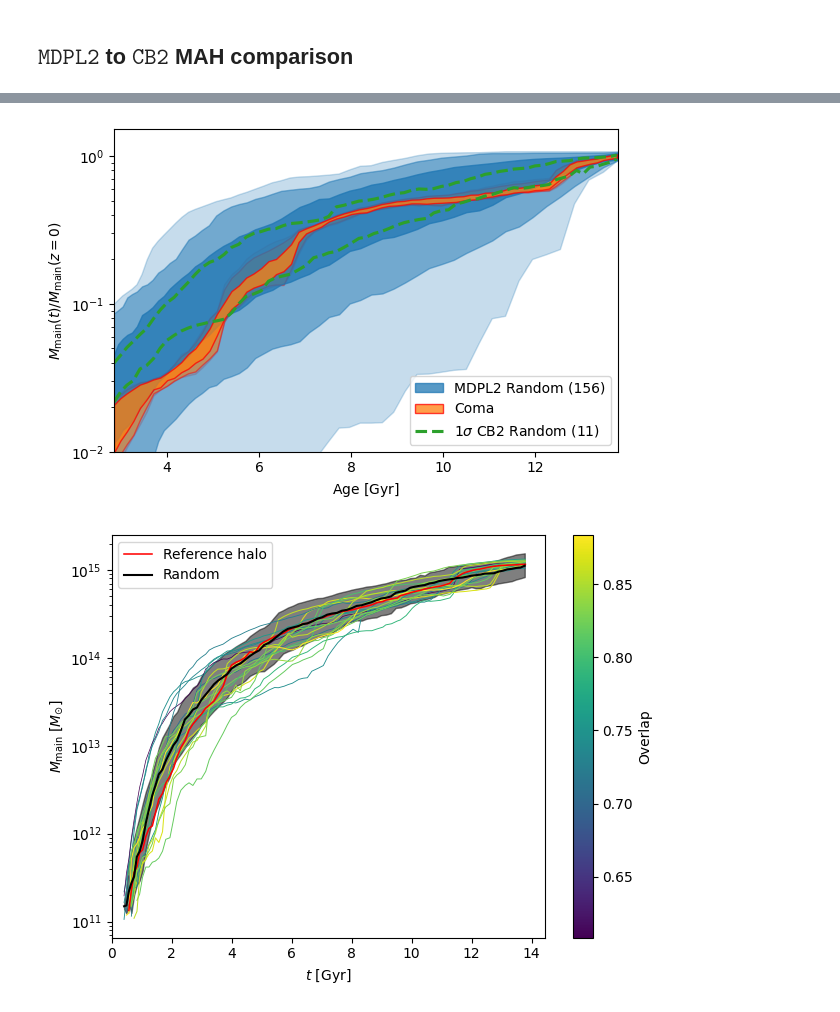
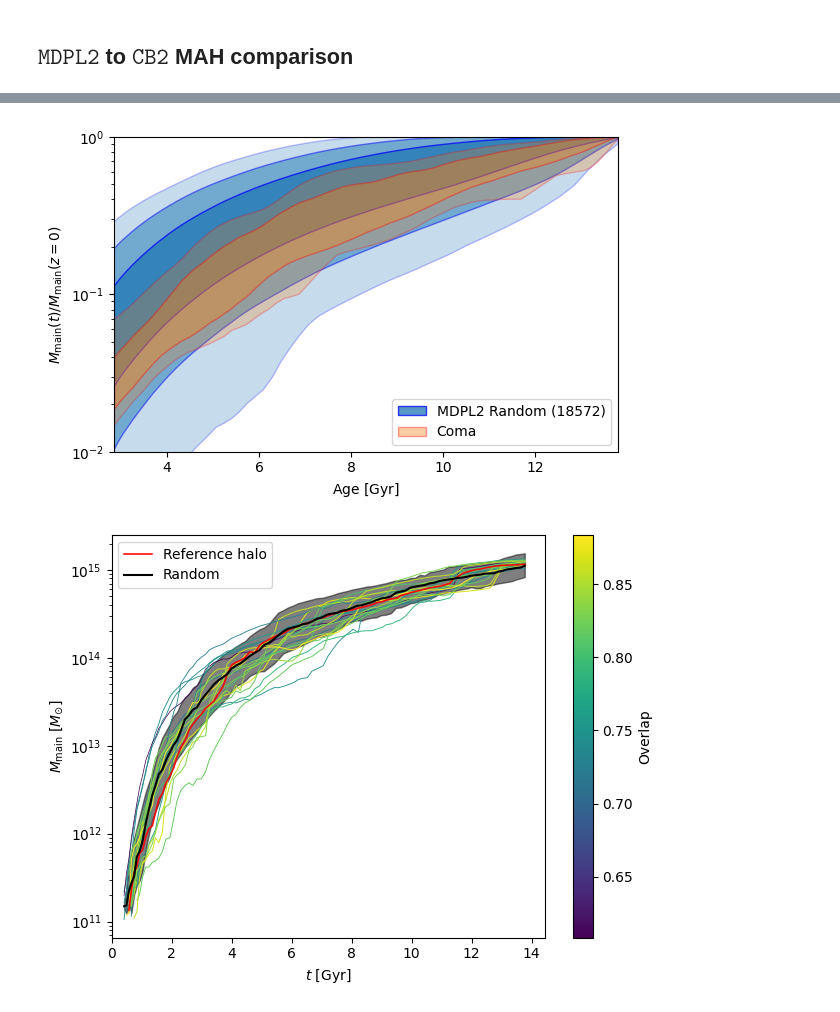
Before and after one commit to Richard-Sti/csiborgtools, a Jupyter notebook: notebooks/MAH/mah.ipynb, the cells around one changed output, grey strips where cells are left out. Drawn from its saved outputs; the diff is of its cells as text; code cells hidden in the pictures.

```diff
--- a/notebooks/MAH/mah.ipynb
+++ b/notebooks/MAH/mah.ipynb
@@ -76,6 +83,6 @@ plt.show()
 # %%
-nsim0 = 1
-simname = "csiborg2_varysmall"
+nsim0 = 17417
+simname = "csiborg2_main"
 min_logmass = 12.25
 delete_cache = False
 
@@ -93,3 +153,3 @@ array([0.96652973, 0.96829283, 0.94633108, 0.95575976, 0.95143509,
 # %%
-data = extract_main_progenitor_maxoverlap(3, overlaps, merger_trees)
+data = extract_main_progenitor_maxoverlap(108, overlaps, merger_trees)
 # %% [output]
@@ -100,7 +160,7 @@ logmp = np.log10(np.array([data[nsim]["MainProgenitorMass"][0] for nsim in data.
 mean, std = np.mean(logmp), np.std(logmp)
 print(f"mean = {mean:.4f}, std = {std:.4f}")
 
-bounds = [mean - 3 * std, mean + 3 * std]
+bounds = [mean - 1 * std, mean + 1 * std]
 
 xrange_cb2, random_mah_cb2 = extract_mah("csiborg2_random", bounds, "MainProgenitorMass", min_age=2.8)
 xrange_mdpl2, random_mah_mdpl2 = extract_mah_mdpl2(bounds, min_age=2.8)
@@ -109,4 +169,9 @@ print(f"Found {len(random_mah_cb2)} haloes in CB2 random.")
 print(f"Found {len(random_mah_mdpl2)} haloes in MDPL2.")
 
 age, mah = summarize_extracted_mah(simname, data, nsim0, nsimxs, "MainProgenitorMass", min_age=2.8)
+
+
+random_mah_cb2 /= random_mah_cb2[:, -1].reshape(-1, 1)
+random_mah_mdpl2 /= random_mah_mdpl2[:, -1].reshape(-1, 1)
+mah /= mah[:, -1].reshape(-1, 1)
 # %% [output]
@@ -116,45 +193,70 @@ Found 156 haloes in MDPL2.
 # %%
 pmin, pmax = 0.15, 100 - 0.15
-norm_mass = 10**np.nanmean(np.log10(mah[:, -1]))
+# norm_mass = 10**np.nanmean(np.log10(mah[:, -1]))
+norm_mass = 1
 alphas = {3: 0.25, 2: 0.5, 1: 0.75}
 
 
 plt.figure(figsize=(6, 4))
 cols = plt.rcParams["axes.prop_cycle"].by_key()["color"]
 lw = plt.rcParams["lines.linewidth"]
 
 for n in [3, 2, 1]:
     pmin, pmax = norm.cdf(-n) * 100 , norm.cdf(n) * 100
     ylow, yhigh = np.percentile(random_mah_mdpl2 / norm_mass, [pmin, pmax], axis=0)
+
+    ylow = savgol_filter(ylow, 5, 1, mode="interp")
+    yhigh = savgol_filter(yhigh, 5, 1, mode="interp")
     plt.fill_between(xrange_mdpl2, ylow, yhigh, alpha=alphas[n], color=cols[0],
-                     facecolor=cols[0],
+                     facecolor=cols[0], zorder=0, edgecolor="blue",
                      label=f"MDPL2 Random ({len(random_mah_mdpl2)})" if n == 1 else None)
 
+    # pmin, pmax = norm.cdf(-n) * 100 , norm.cdf(n) * 100
+    # ylow, yhigh = np.percentile(random_mah_cb2 / norm_mass, [pmin, pmax], axis=0)
+    # ylow = savgol_filter(ylow, 5, 1, mode="interp")
+    # yhigh = savgol_filter(yhigh, 5, 1, mode="interp")
+    # plt.fill_between(xrange_cb2, ylow, yhigh, alpha=alphas[n], color=cols[0],
+    #                  facecolor=cols[0], zorder=0, edgecolor="blue",
+    #                  label=f"CB2 Random ({len(random_mah_cb2)})" if n == 1 else None)
+
+    if n == 3:
+        continue
+
     ylow, yhigh = np.percentile(mah / norm_mass, [pmin, pmax], axis=0)
-    plt.fill_between(age, ylow, yhigh, alpha=alphas[n],
-                     label="Coma" if n == 1 else None,
+    ylow = savgol_filter(ylow, 5, 1, mode="interp")
+    yhigh = savgol_filter(yhigh, 5, 1, mode="interp")
+    plt.fill_between(age, ylow, yhigh, alpha=alphas[n] / 2,
+                     label="Coma" if n == 1 else None, zorder=1,
                      color=cols[1], edgecolor="red")
 
-pmin, pmax = norm.cdf(-1) * 100 , norm.cdf(1) * 100
-ylow, yhigh = np.percentile(random_mah_cb2 / norm_mass, [pmin, pmax], axis=0)
-plt.plot(xrange_cb2, ylow, c=cols[2], ls="--", lw=1.5 * lw,
-         label=rf"$1\sigma$ CB2 Random ({len(random_mah_cb2)})")
-plt.plot(xrange_cb2, yhigh, c=cols[2], ls="--", lw=1.5 * lw)
+# pmin, pmax = norm.cdf(-1) * 100 , norm.cdf(1) * 100
+# ylow, yhigh = np.percentile(random_mah_cb2 / norm_mass, [pmin, pmax], axis=0)
+# plt.plot(xrange_cb2, ylow, c=cols[2], ls="--", lw=1.5 * lw,
+#          label=rf"$1\sigma$ CB2 Random ({len(random_mah_cb2)})")
+# plt.plot(xrange_cb2, yhigh, c=cols[2], ls="--", lw=1.5 * lw)
+
+# for i in range(len(mah)):
+    # plt.plot(age, mah[i] / norm_mass, c="black", lw=lw/4, alpha=0.5, zorder=4)
+
+# plt.plot(RANDOM_MAH_Sorce_Virgo_UPPER[:, 0],
+        #  RANDOM_MAH_Sorce_Virgo_UPPER[:, 1], c="red", ls="--", label="Sorce+2016 Virgo randoms")
+# plt.plot(RANDOM_MAH_SORCE_Virgo_LOWER[:, 0],
+        #  RANDOM_MAH_SORCE_Virgo_LOWER[:, 1], c="red", ls="--")
 
 
 
 plt.yscale("log")
 plt.legend(loc="lower right")
 
 plt.xlabel(r"$\mathrm{Age} ~ [\mathrm{Gyr}]$")
 plt.ylabel(r"$M_{\rm main}(t) / M_{\rm main}(z = 0)$")
 plt.xlim(xrange_mdpl2.min(), xrange_mdpl2.max())
-plt.ylim(0.01)
+plt.ylim(0.01, 1)
 plt.tight_layout()
-# plt.savefig("../../plots/coma_VARYSMALL.png")
+# plt.savefig("../../plots/coma_MAIN.png")
 plt.show()
 # %% [output]
-[figure, old version]
+[figure, new version]
 # %%
 
 cmap = plt.cm.viridis
```
Also changed, not shown: parts of 15 cells of this notebook.
